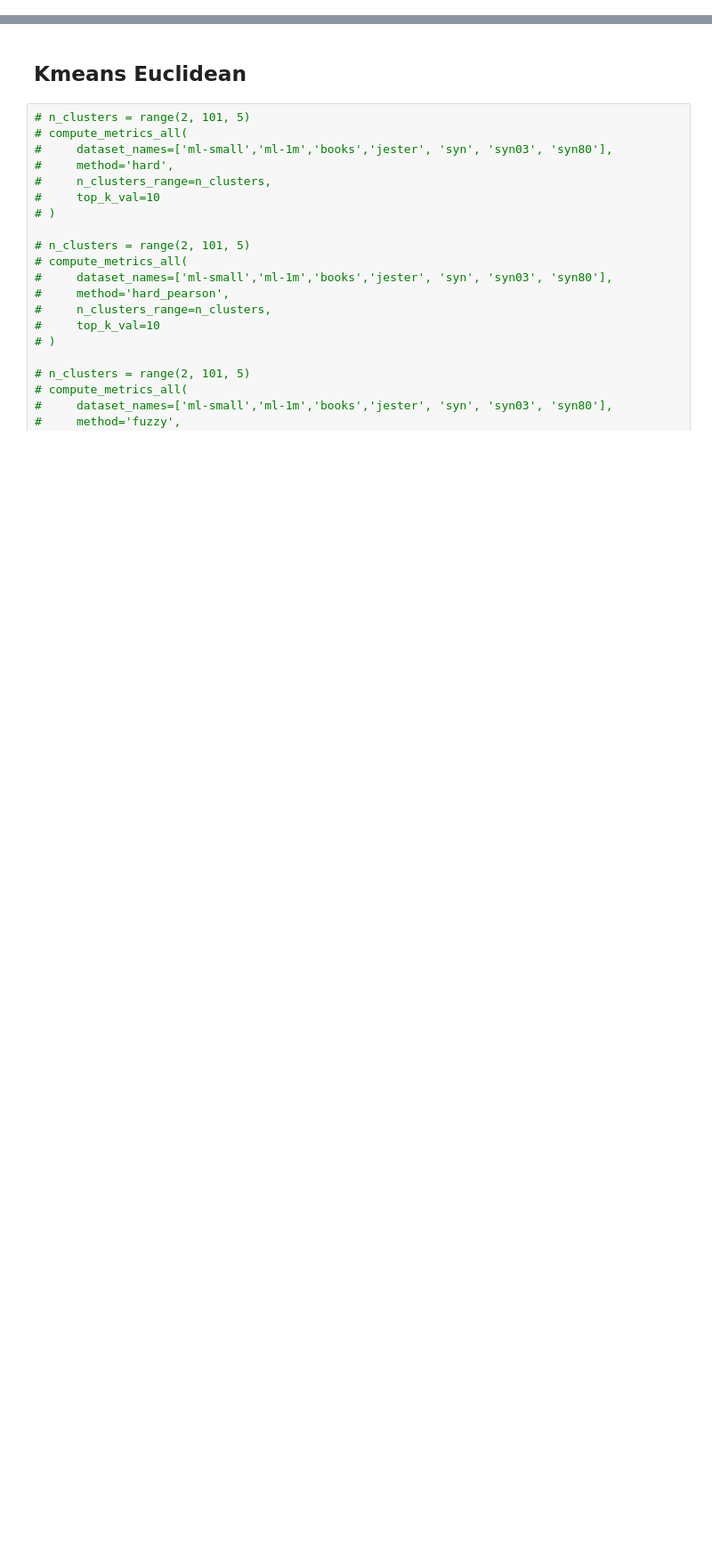
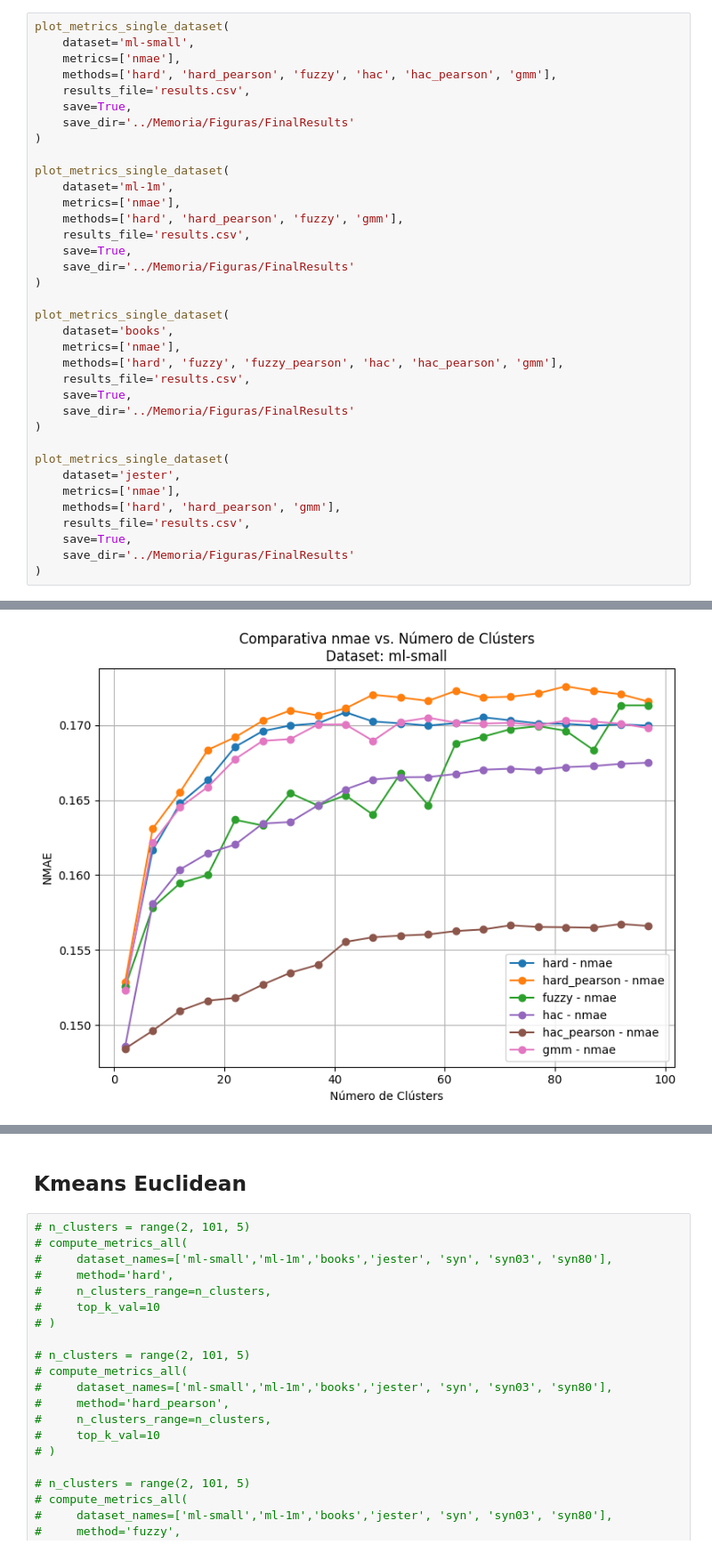
Before and after one commit to Polfono/clustering-recommenders, a Jupyter notebook: Code/analisis.ipynb, the cells around one changed output, grey strips where cells are left out. Shown at 89% size. Drawn from its saved outputs; the diff is of its cells as text; blank space fills up the shorter version.

```diff
--- a/Code/analisis.ipynb
+++ b/Code/analisis.ipynb
@@ -295,3 +280,40 @@ def plot_metrics_single_dataset(
 
     # Mostrar plot
     plt.show()
+# %%
+plot_metrics_single_dataset(
+    dataset='ml-small',
+    metrics=['nmae'],
+    methods=['hard', 'hard_pearson', 'fuzzy', 'hac', 'hac_pearson', 'gmm'],
+    results_file='results.csv',
+    save=True,
+    save_dir='../Memoria/Figuras/FinalResults'
+)
+
+plot_metrics_single_dataset(
+    dataset='ml-1m',
+    metrics=['nmae'],
+    methods=['hard', 'hard_pearson', 'fuzzy', 'gmm'],
+    results_file='results.csv',
+    save=True,
+    save_dir='../Memoria/Figuras/FinalResults'
+)
+
+plot_metrics_single_dataset(
+    dataset='books',
+    metrics=['nmae'],
+    methods=['hard', 'fuzzy', 'fuzzy_pearson', 'hac', 'hac_pearson', 'gmm'],
+    results_file='results.csv',
+    save=True,
+    save_dir='../Memoria/Figuras/FinalResults'
+)
+
+plot_metrics_single_dataset(
+    dataset='jester',
+    metrics=['nmae'],
+    methods=['hard', 'hard_pearson', 'gmm'],
+    results_file='results.csv',
+    save=True,
+    save_dir='../Memoria/Figuras/FinalResults'
+)
+# %% [output]
@@ -297,0 +321 @@ def plot_metrics_single_dataset(
+[figure, added]
```
Also changed, not shown: parts of 3 cells of this notebook, 26 other files.
